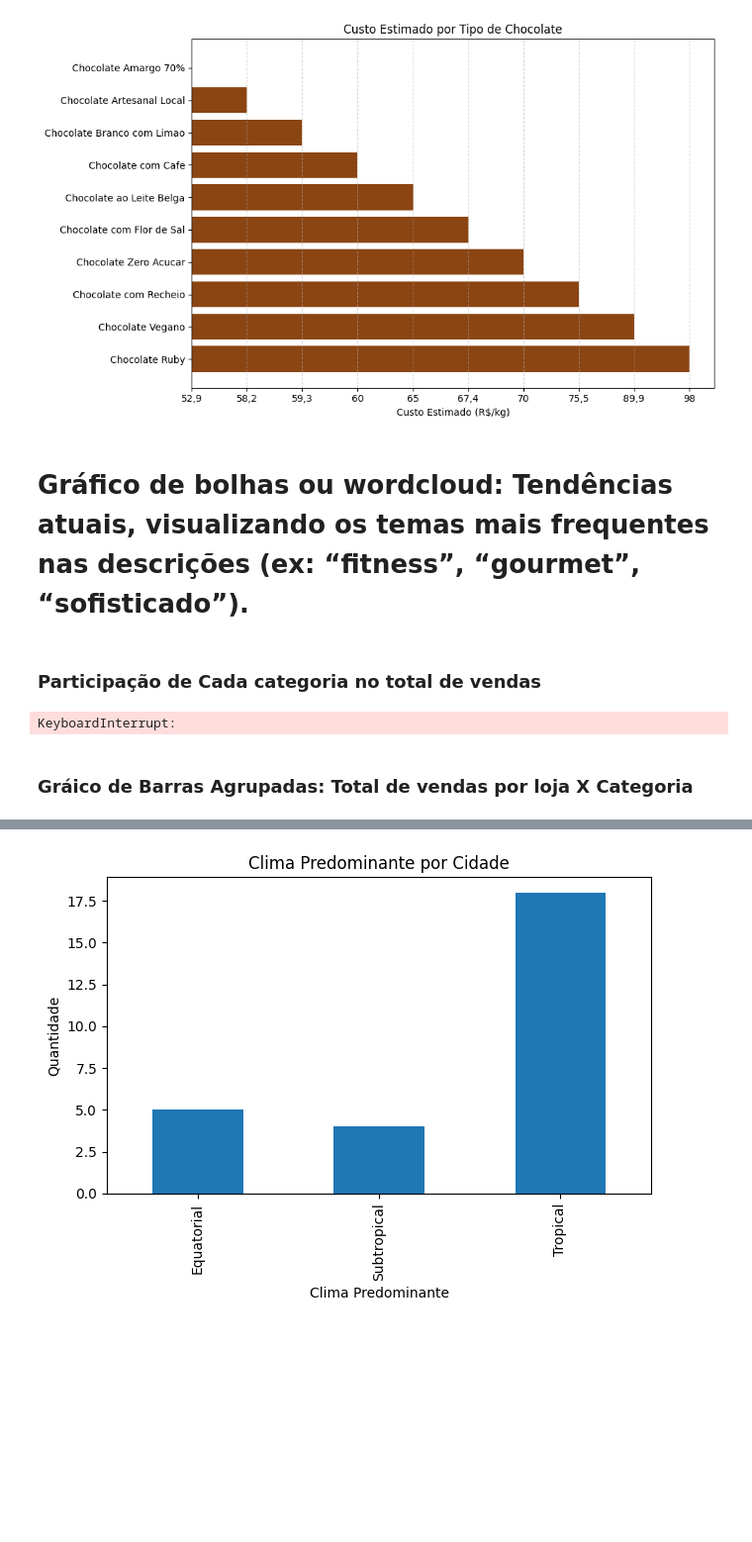
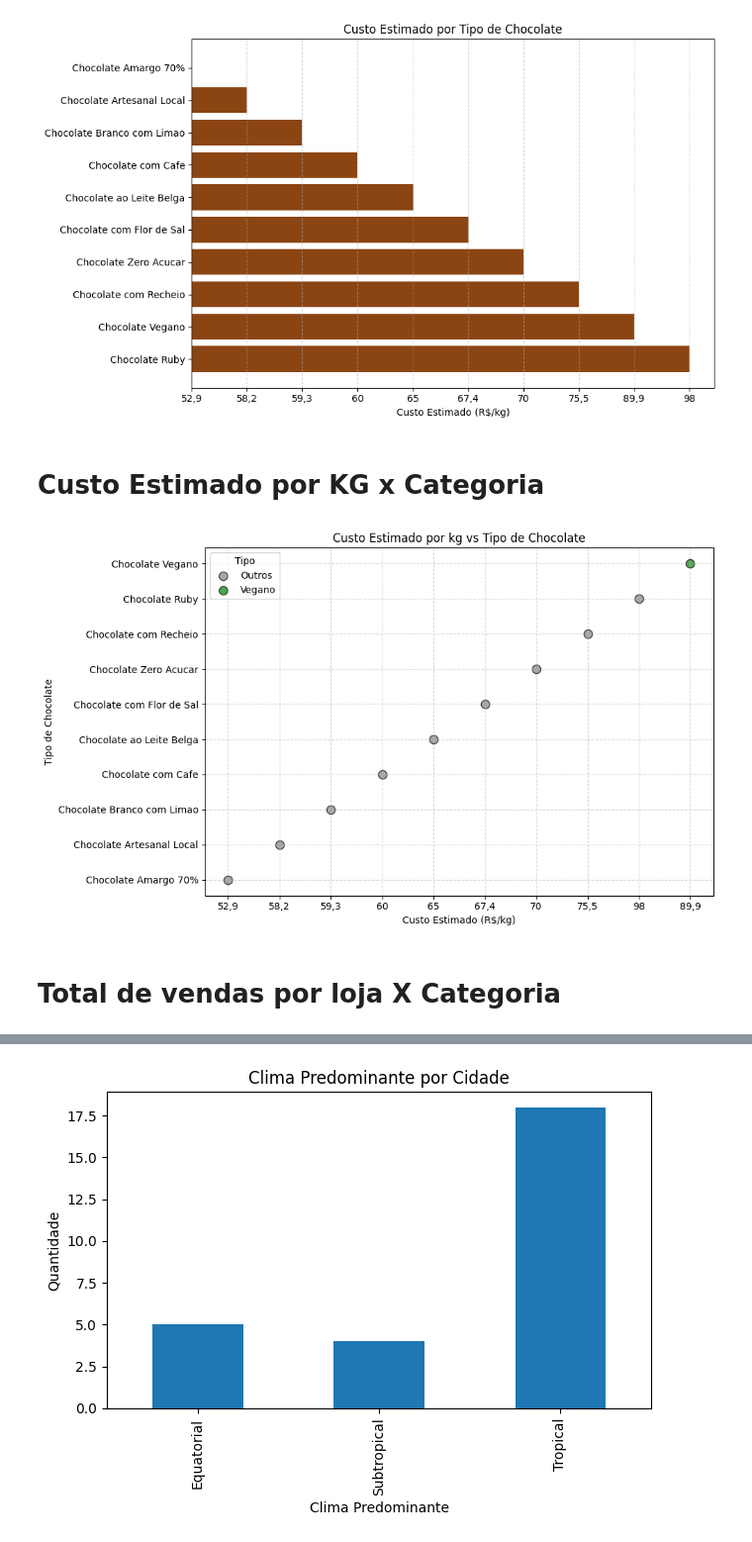
Before and after one commit to sosogasp/devops-api-networks, a Jupyter notebook: dashboard/graficos.ipynb, the cells around one changed output, grey strips where cells are left out. Shown at 99% size. Cells and saved outputs as stored; diff of their text form; code cells hidden in the pictures; blank space fills up the shorter version.

```diff
--- a/dashboard/graficos.ipynb
+++ b/dashboard/graficos.ipynb
@@ -81,31 +71,35 @@ plt.gca().invert_yaxis()  # Mais caro no topo
 plt.show()
 # %% [output]
 [figure]
-# %% [markdown]
-# Gráfico de bolhas ou wordcloud: Tendências atuais, visualizando os temas mais frequentes nas descrições (ex: “fitness”, “gourmet”, “sofisticado”).
-# %% [markdown]
-### Participação de Cada categoria no total de vendas
-# %%
-df_merge = df_vendas.merge(df_produtos, on='Cod. Produto')
-df_merge['Valor Total'] = df_merge['Valor Total'].replace(',', '.', regex=True).astype(float)
-
-tabela = df_merge.groupby(['Categoria'])['Valor Total'].sum().reset_index()
-
-label = df_merge['Categoria']
-valores = df_merge['Valor Total']
-
-# Gráfico
-fig, ax = plt.subplots(figsize=(8, 8))
-ax.pie(valores, labels=label, autopct='%1.1f%%', startangle=90, wedgeprops={'width':0.4})
-
-# Estilo
-ax.axis('equal')  # Deixa o círculo redondo
-plt.title('Participação de Vendas por Categoria')
-plt.show()
-# %% [output]
-KeyboardInterrupt:
+# %% [markdown]
+# Custo Estimado por KG x Categoria
+# %%
+# Criar uma coluna de destaque com base no 'Tipo de Chocolate'
+df_chocolate['Destaque'] = df_chocolate['Tipo de Chocolate'].apply(
+    lambda x: 'Vegano' if 'vegano' in x.lower() else ('Gourmet' if 'gourmet' in x.lower() else 'Outros')
+)
+
+# Cores para cada grupo
+cores = {'Vegano': 'green', 'Gourmet': 'gold', 'Outros': 'gray'}
+
+# Plotando o gráfico de dispersão
+plt.figure(figsize=(10, 6))
+
+for destaque, grupo in df_chocolate.groupby('Destaque'):
+    plt.scatter(grupo['Custo Estimado (R$/kg)'], grupo['Tipo de Chocolate'],
+                label=destaque, color=cores[destaque], s=80, alpha=0.7, edgecolors='k')
+
+plt.xlabel('Custo Estimado (R$/kg)')
+plt.ylabel('Tipo de Chocolate')
+plt.title('Custo Estimado por kg vs Tipo de Chocolate')
+plt.legend(title='Tipo')
+plt.grid(True, linestyle='--', alpha=0.5)
+plt.tight_layout()
+plt.show()
+# %% [output]
+[figure, added]
 # %% [markdown]
-### Gráico de Barras Agrupadas: Total de vendas por loja X Categoria
+# Total de vendas por loja X Categoria
 # %%
 # Juntando os dados de Vendas, Produtos, e Lojas
 df = df_vendas.merge(df_lojas, on='ID Loja')
```
Also changed, not shown: parts of 9 cells of this notebook.
